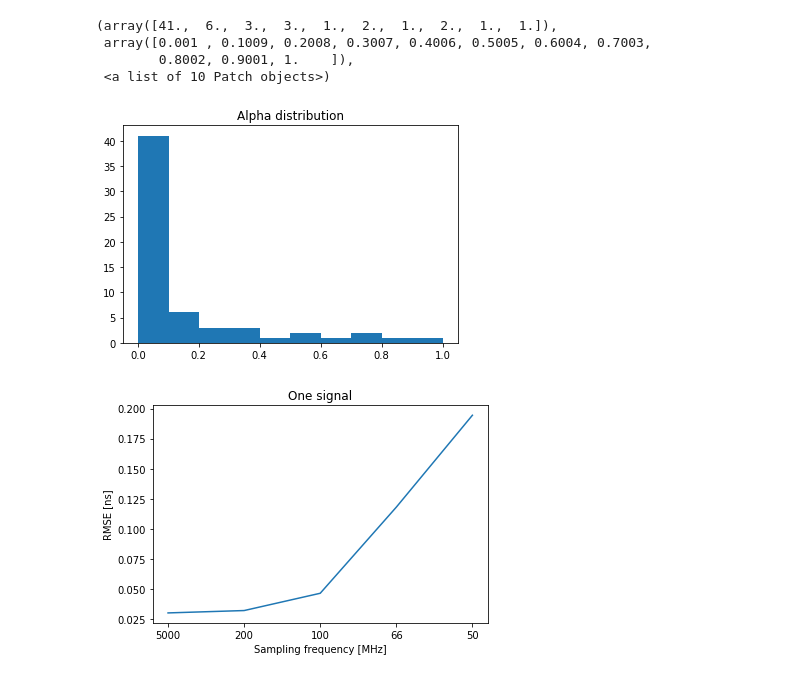
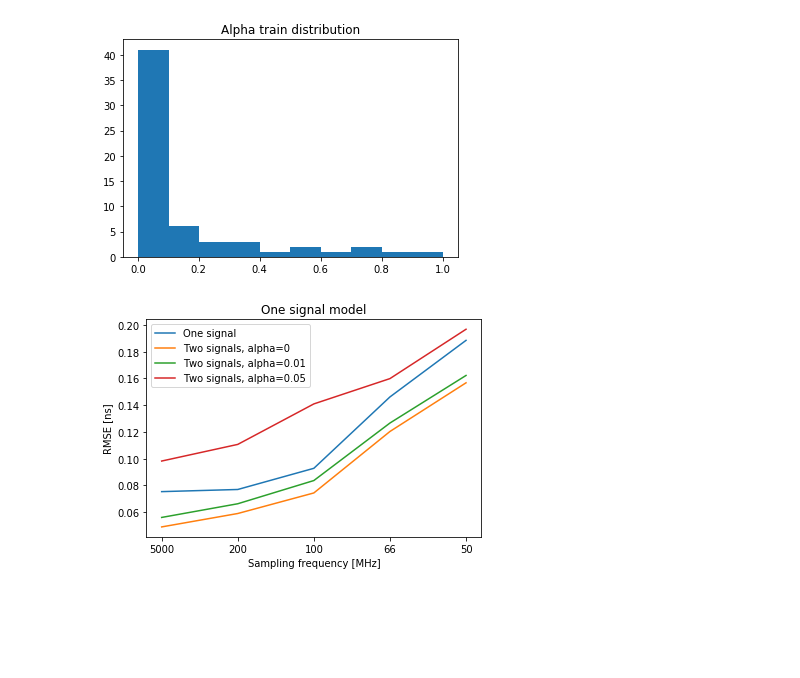
Before and after one commit to whiteRa2bit/cern_summer_project, a Jupyter notebook: problem2/compare_one_and_two_signals.ipynb, the cells around one changed output. Drawn from its saved outputs; the diff is of its cells as text; code cells hidden in the pictures; blank space fills up the shorter version.

```diff
--- a/problem2/compare_one_and_two_signals.ipynb
+++ b/problem2/compare_one_and_two_signals.ipynb
@@ -166,13 +164,9 @@ results = {alpha: [] for alpha in alpha_range}
 # %%
-plt.title("Alpha distribution")
-plt.hist(alpha_range)
+plt.title("Alpha train distribution")
+plt.hist(alpha_train_range)
 plt.show()
 # %% [output]
-(array([41.,  6.,  3.,  3.,  1.,  2.,  1.,  2.,  1.,  1.]),
- array([0.001 , 0.1009, 0.2008, 0.3007, 0.4006, 0.5005, 0.6004, 0.7003,
-        0.8002, 0.9001, 1.    ]),
- <a list of 10 Patch objects>)
-[figure, old version]
+[figure, new version]
 # %%
 from sklearn.metrics import mean_squared_error
 # %%
@@ -198,24 +191,41 @@ one_signal_results = []
+# %%
+alpha_one_signal_test = [0, 0.01, 0.05]
+one_signal_scores = {alpha: [] for alpha in alpha_one_signal_test}
+one_signal_scores[-1] = [] ### -1 - predict for one signal data
 # %%
-X_origin, y_origin = get_data(is_one_signal=True)
+X_one_signal, y_one_signal = get_data(is_one_signal=True)
 # %%
-idx = np.random.choice(np.arange(len(X_origin)), DATA_SIZE, replace=False)
-X_cur = X_origin[idx]
-y_cur = y_origin[idx]
+idx = np.random.choice(np.arange(len(X_one_signal)), DATA_SIZE, replace=False)
+X_val_cur = X_one_signal[idx]
+y_val_cur = y_one_signal[idx]
 
 for freq in tqdm.tqdm(freq_values):
-    X_freq = get_freq_data(X_cur, freq=freq, start_point=384)
+    X_val_freq = get_freq_data(X_val_cur, freq=freq, start_point=mean_argmin)
     scoring = ['neg_mean_squared_error']
-    scores = cross_validate(model, X_freq, y_cur, scoring=scoring, cv=5)
-    one_signal_results.append(-scores['test_neg_mean_squared_error'].mean() * TIME_SCALE_COEF)
+    scores = cross_validate(model, X_val_freq, y_val_cur, scoring=scoring, cv=5)
+    one_signal_scores[-1].append(sqrt(-scores['test_neg_mean_squared_error'].mean()) * TIME_SCALE_COEF)
+# %%
+for freq in freq_values:
+    X_one_signal_freq = get_freq_data(X_one_signal, freq=freq, start_point=mean_argmin)
+    model.fit(X_one_signal_freq, y_one_signal)
+
+    for alpha in tqdm.tqdm(alpha_one_signal_test):
+        X_test_cur, y_test_cur = prepare_data(X_two_signals, y_two_signals, tau_test_range, [alpha], data_size=DATA_SIZE)
+        X_test_freq = get_freq_data(X_test_cur, freq=freq)
+        y_pred = model.predict(X_test_freq)
+        one_signal_scores[alpha].append(sqrt(mean_squared_error(y_pred, y_test_cur)) * TIME_SCALE_COEF)
 # %%
 ORIGIN_FREQ = 5000
 
-plt.title("One signal")
-plt.plot(one_signal_results)
+
+plt.title("One signal model")
+for alpha in [-1] + alpha_one_signal_test:
+    plt.plot(one_signal_scores[alpha])
 plt.ylabel("RMSE [ns]")
 plt.xlabel("Sampling frequency [MHz]")
 plt.xticks(range(len(freq_values)), [int(ORIGIN_FREQ/freq) for freq in freq_values])
+plt.legend(["One signal"] + ["Two signals, alpha=" + str(a) for a in alpha_one_signal_test])
 plt.show()
 # %% [output]
-[figure, old version]
+[figure, new version]
 # %%
```
Also changed, not shown: parts of 10 cells of this notebook, 8 other files.
